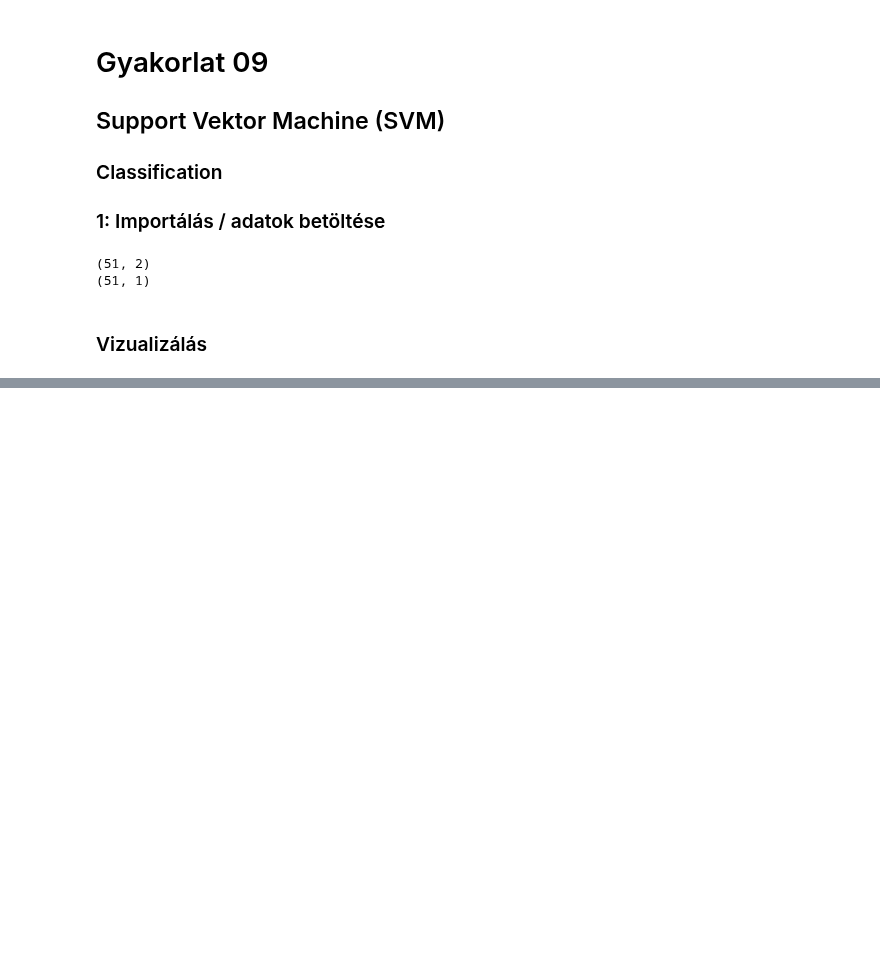
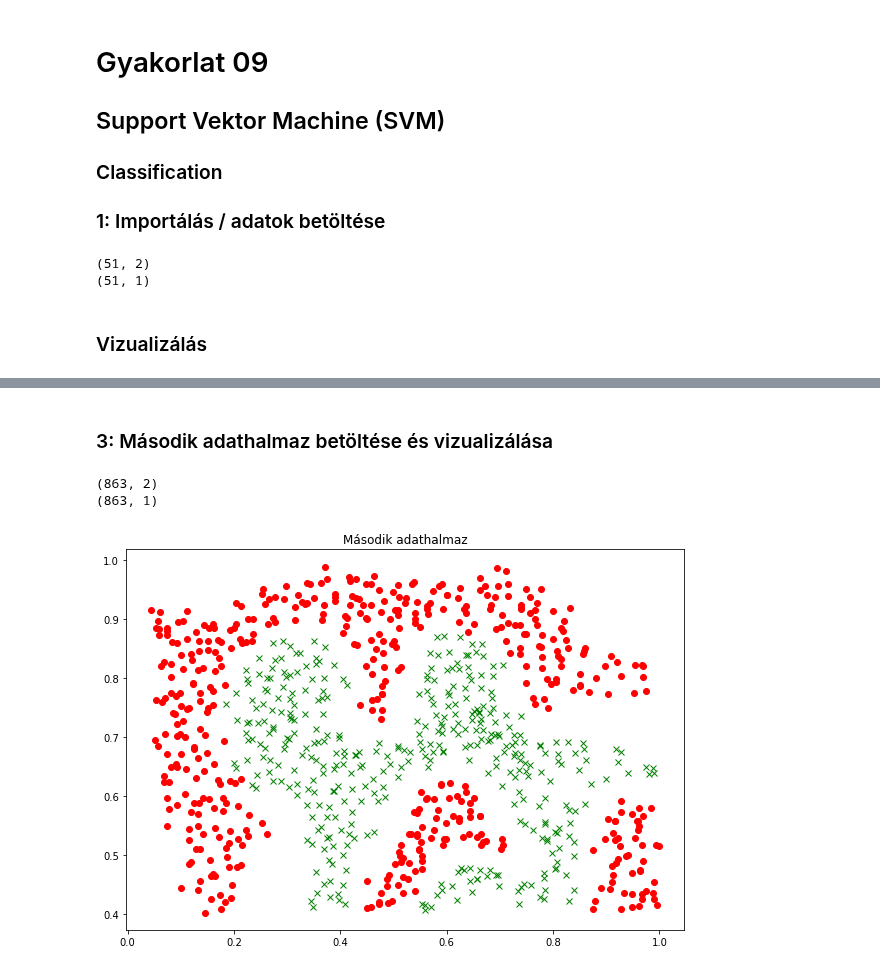
Before and after one commit to Fortuz/MIKRO_lab, a Jupyter notebook: AdaptiveRoboLabor/Jupyter/L09_SVM/L09 - SVM.ipynb, the cells around one changed output, grey strips where cells are left out. Saved outputs shown, nothing was run; the diff lists cells and outputs as text; code cells hidden in the pictures; blank space fills up the shorter version.

```diff
--- a/AdaptiveRoboLabor/Jupyter/L09_SVM/L09 - SVM.ipynb
+++ b/AdaptiveRoboLabor/Jupyter/L09_SVM/L09 - SVM.ipynb
@@ -48,0 +87,20 @@ SyntaxError: EOF while scanning triple-quoted string literal (<ipython-input-20-
+# %% [markdown]
+### 3: Második adathalmaz betöltése és vizualizálása
+# %%
+data = loadmat('Lab9data2.mat')
+X2 = data["X"]
+Y2 = data["y"]
+print(X2.shape)
+print(Y2.shape)
+
+CLR21,CLR22 = dataSeparation(X2,Y2)
+
+plt.figure(figsize=(10,7))
+plt.plot(CLR21[:,0],CLR21[:,1],'gx')
+plt.plot(CLR22[:,0],CLR22[:,1],'ro')
+plt.title("Második adathalmaz")
+plt.show()
+# %% [output]
+(863, 2)
+(863, 1)
+[figure, added]
```
Also changed, not shown: parts of 15 cells of this notebook.
